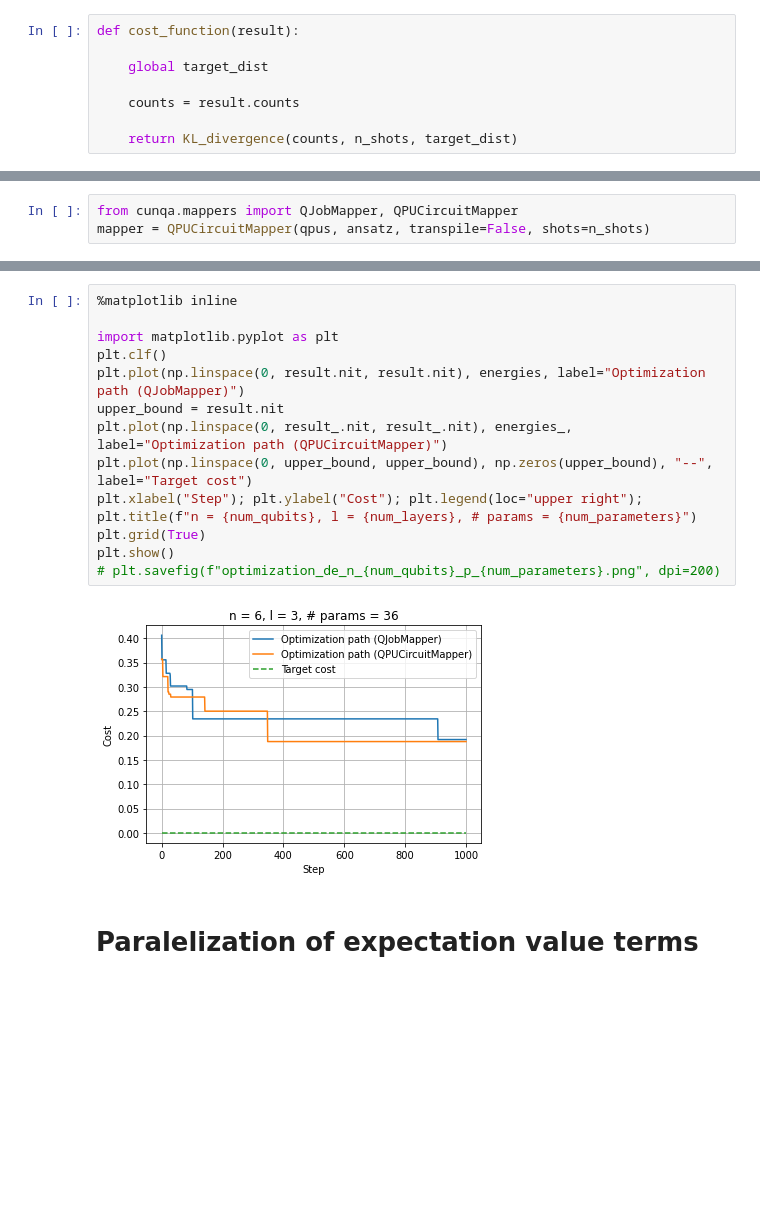
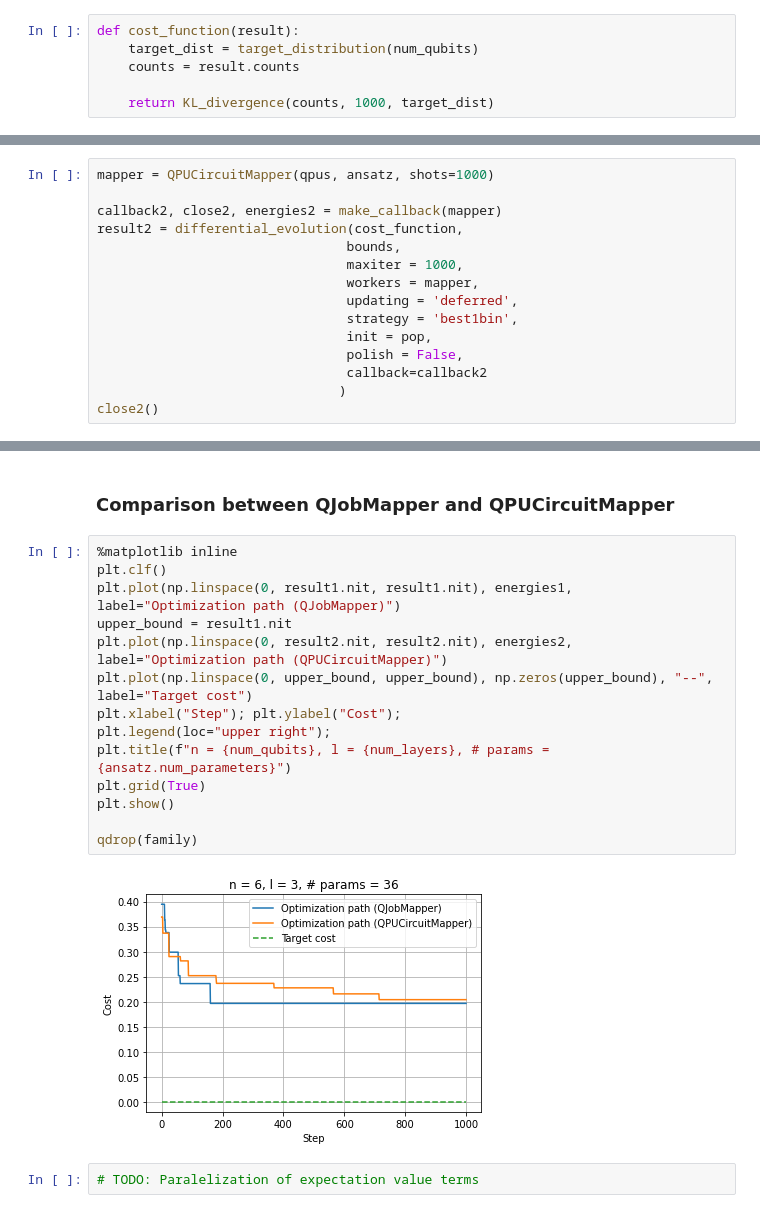
Before and after one commit to CESGA-Quantum-Spain/cunqa, a Jupyter notebook: docs/source/tutorial/notebooks/Optimizers_II_mapping.ipynb, the cells around one changed output, grey strips where cells are left out. Cells and saved outputs as stored; diff of their text form; blank space fills up the shorter version.

```diff
--- a/docs/source/tutorial/notebooks/Optimizers_II_mapping.ipynb
+++ b/docs/source/tutorial/notebooks/Optimizers_II_mapping.ipynb
@@ -97,8 +103,6 @@ target_dist = target_distribution(num_qubits)
 # %%
 def cost_function(result):
-
-    global target_dist
-
+    target_dist = target_distribution(num_qubits)
     counts = result.counts
 
-    return KL_divergence(counts, n_shots, target_dist)
+    return KL_divergence(counts, 1000, target_dist)
@@ -178,3 +197,15 @@ Time: 157.86841440200806
 # %%
-from cunqa.mappers import QJobMapper, QPUCircuitMapper
-mapper = QPUCircuitMapper(qpus, ansatz, transpile=False, shots=n_shots)
+mapper = QPUCircuitMapper(qpus, ansatz, shots=1000)
+
+callback2, close2, energies2 = make_callback(mapper)
+result2 = differential_evolution(cost_function,
+                                bounds,
+                                maxiter = 1000,
+                                workers = mapper,
+                                updating = 'deferred',
+                                strategy = 'best1bin',
+                                init = pop,
+                                polish = False,
+                                callback=callback2
+                               )
+close2()
@@ -231,18 +248,21 @@ Time: 161.42283535003662
+# %% [markdown]
+### Comparison between QJobMapper and QPUCircuitMapper
 # %%
 %matplotlib inline
-
-import matplotlib.pyplot as plt
 plt.clf()
-plt.plot(np.linspace(0, result.nit, result.nit), energies, label="Optimization path (QJobMapper)")
-upper_bound = result.nit
-plt.plot(np.linspace(0, result_.nit, result_.nit), energies_, label="Optimization path (QPUCircuitMapper)")
+plt.plot(np.linspace(0, result1.nit, result1.nit), energies1, label="Optimization path (QJobMapper)")
+upper_bound = result1.nit
+plt.plot(np.linspace(0, result2.nit, result2.nit), energies2, label="Optimization path (QPUCircuitMapper)")
 plt.plot(np.linspace(0, upper_bound, upper_bound), np.zeros(upper_bound), "--", label="Target cost")
-plt.xlabel("Step"); plt.ylabel("Cost"); plt.legend(loc="upper right"); plt.title(f"n = {num_qubits}, l = {num_layers}, # params = {num_parameters}")
+plt.xlabel("Step"); plt.ylabel("Cost");
+plt.legend(loc="upper right");
+plt.title(f"n = {num_qubits}, l = {num_layers}, # params = {ansatz.num_parameters}")
 plt.grid(True)
 plt.show()
-# plt.savefig(f"optimization_de_n_{num_qubits}_p_{num_parameters}.png", dpi=200)
+
+qdrop(family)
 # %% [output]
-[figure, old version]
+[figure, new version]
-# %% [markdown]
-# Paralelization of expectation value terms
+# %%
+# TODO: Paralelization of expectation value terms
 # %%
```
Also changed, not shown: parts of 23 cells of this notebook, 39 other files.
